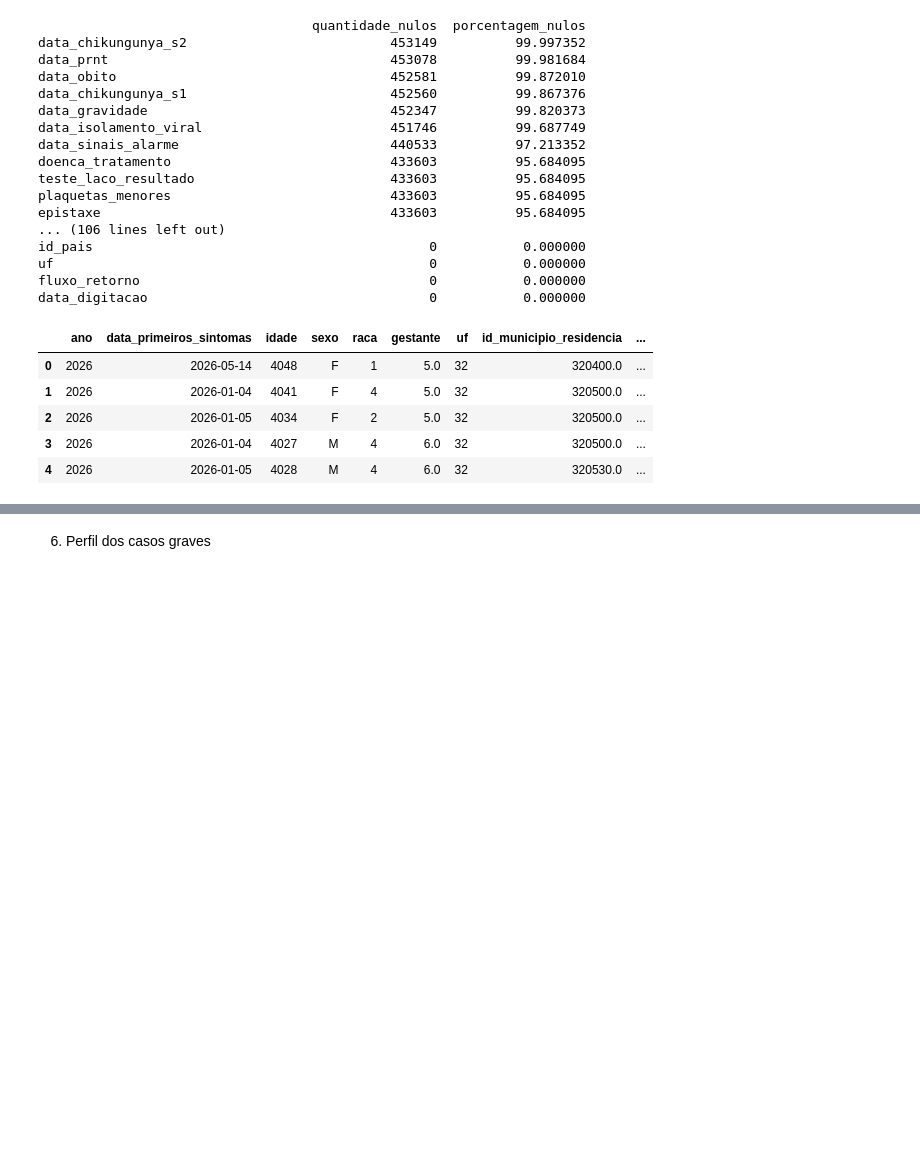
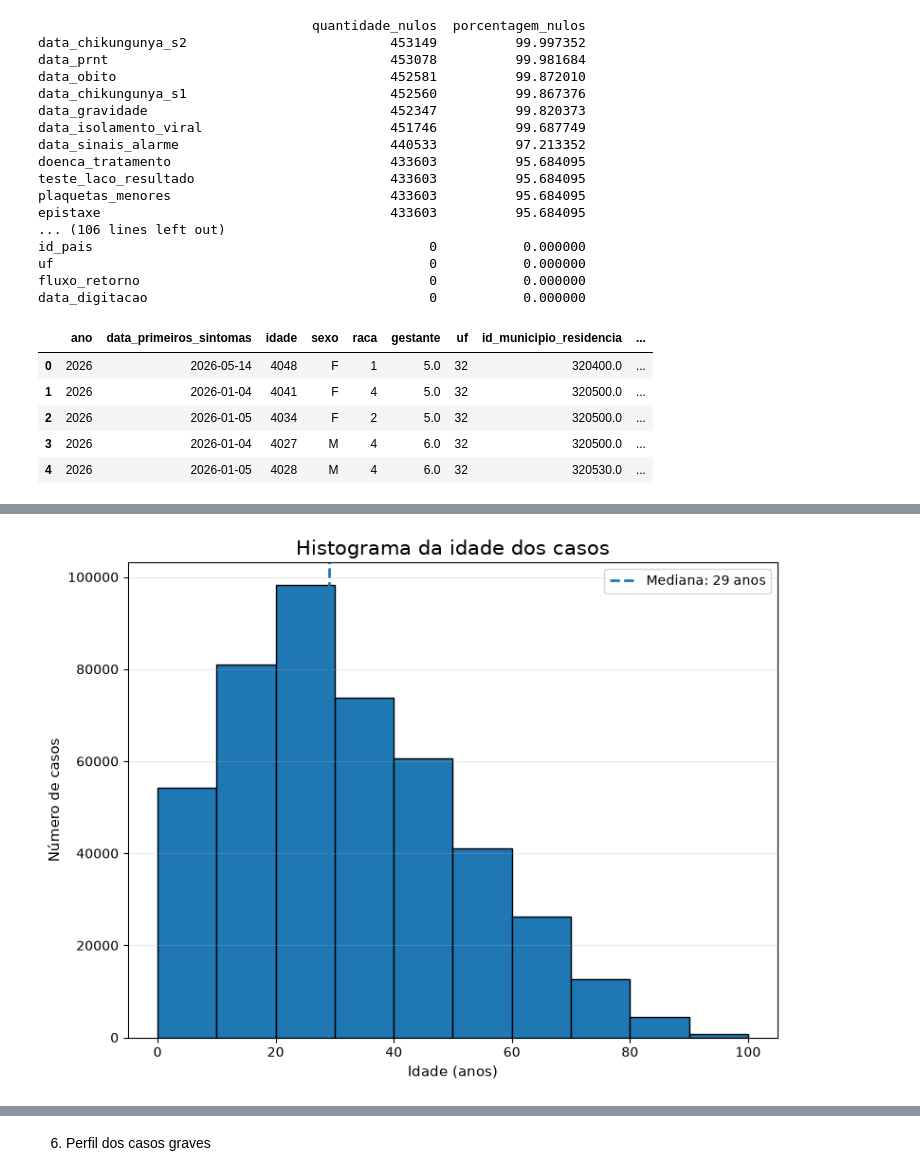
Before and after one commit to VannaGilio/medalhao_dengue, a Jupyter notebook: Notebook_2/dengue_26_melhorado.ipynb, the cells around one changed output, grey strips where cells are left out. Cells and saved outputs as stored; diff of their text form; code cells hidden in the pictures; blank space fills up the shorter version.

```diff
--- a/Notebook_2/dengue_p.ipynb
+++ b/Notebook_2/dengue_26_melhorado.ipynb
@@ -647,0 +837,31 @@ plt.show()
+# %%
+# Histograma: mostra a distribuição da idade de forma mais contínua
+idades_validas = df_dengue["idade_anos"].dropna()
+
+fig, ax = plt.subplots(figsize=(8, 6))
+
+ax.hist(
+    idades_validas,
+    bins=range(0, 106, 10),
+    edgecolor="black"
+)
+
+mediana = idades_validas.median()
+
+ax.axvline(
+    mediana,
+    linestyle="--",
+    linewidth=2,
+    label=f"Mediana: {mediana:.0f} anos"
+)
+
+ax.set_title("Histograma da idade dos casos")
+ax.set_xlabel("Idade (anos)")
+ax.set_ylabel("Número de casos")
+ax.legend()
+ax.grid(axis="y", alpha=0.25)
+
+plt.tight_layout()
+plt.show()
+# %% [output]
+[figure, added]
```
Also changed, not shown: parts of 30 cells of this notebook, 4 other files.
